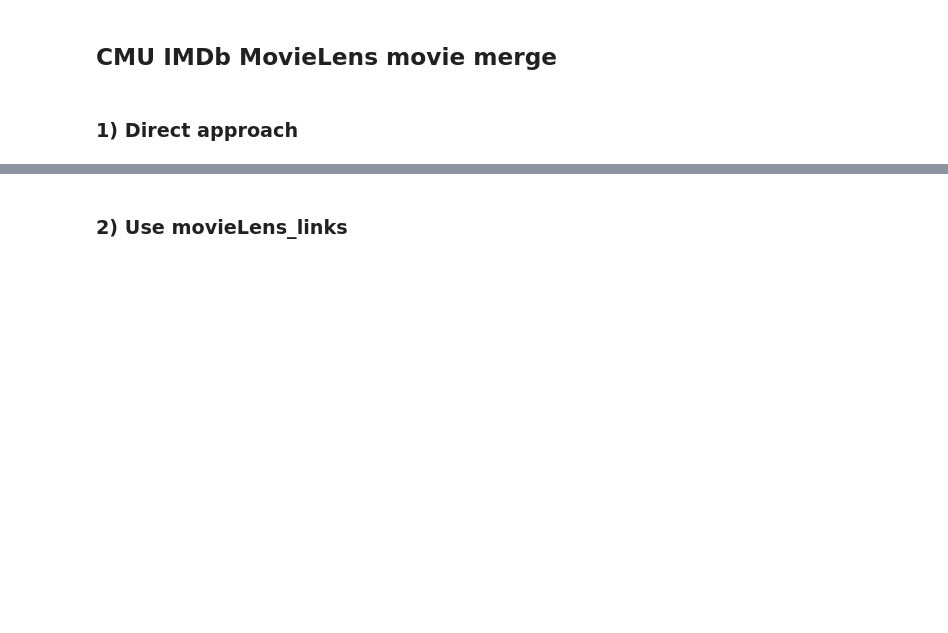
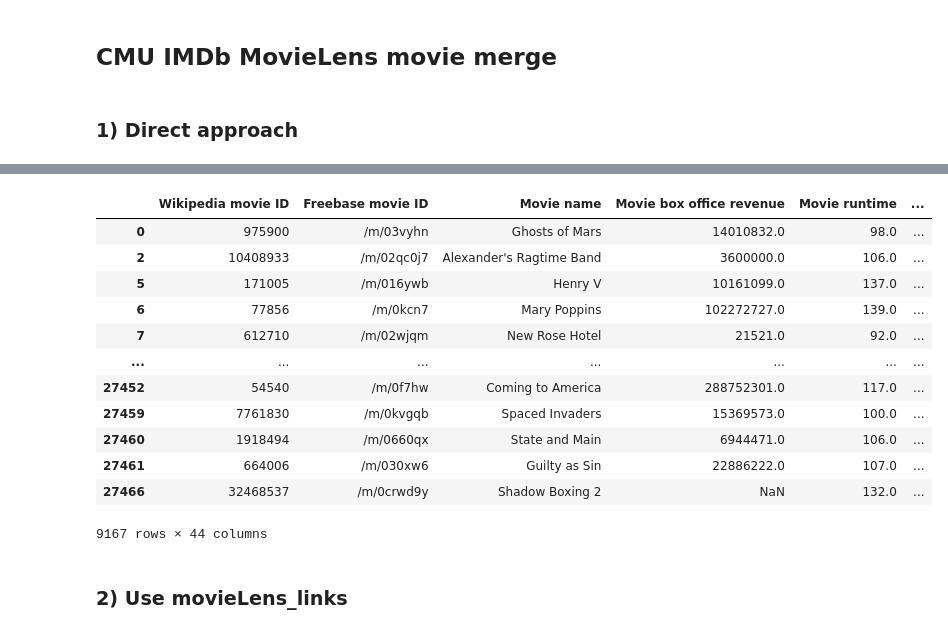
Before and after one commit to epfl-ada/ada-2023-project-crunchychicken, a Jupyter notebook: Dataframes_index.ipynb, the cells around one changed output, grey strips where cells are left out. Drawn from its saved outputs; the diff is of its cells as text; code cells hidden in the pictures; blank space fills up the shorter version.

```diff
--- a/Dataframes_index.ipynb
+++ b/Dataframes_index.ipynb
@@ -685,6 +665,25 @@ memory usage: 6.9 MB
 |  | Wikipedia movie ID | Freebase movie ID | Movie name | Movie box office revenue | Movie runtime | ... |
 | 0 | 975900 | /m/03vyhn | Ghosts of Mars | 14010832.0 | 98.0 | ... |
 1 rows × 44 columns
+# %%
+filtered_df = cmu_imdb_movieLens_movies[(pd.notna(cmu_imdb_movieLens_movies['Movie box office revenue']) & (cmu_imdb_movieLens_movies['Movie box office revenue'] != 0)) |
+                 (pd.notna(cmu_imdb_movieLens_movies['revenue']) & (cmu_imdb_movieLens_movies['revenue'] != 0))]
+
+display(filtered_df)
+# %% [output]
+|  | Wikipedia movie ID | Freebase movie ID | Movie name | Movie box office revenue | Movie runtime | ... |
+| 0 | 975900 | /m/03vyhn | Ghosts of Mars | 14010832.0 | 98.0 | ... |
+| 2 | 10408933 | /m/02qc0j7 | Alexander's Ragtime Band | 3600000.0 | 106.0 | ... |
+| 5 | 171005 | /m/016ywb | Henry V | 10161099.0 | 137.0 | ... |
+| 6 | 77856 | /m/0kcn7 | Mary Poppins | 102272727.0 | 139.0 | ... |
+| 7 | 612710 | /m/02wjqm | New Rose Hotel | 21521.0 | 92.0 | ... |
+| ... | ... | ... | ... | ... | ... | ... |
+| 27452 | 54540 | /m/0f7hw | Coming to America | 288752301.0 | 117.0 | ... |
+| 27459 | 7761830 | /m/0kvgqb | Spaced Invaders | 15369573.0 | 100.0 | ... |
+| 27460 | 1918494 | /m/0660qx | State and Main | 6944471.0 | 106.0 | ... |
+| 27461 | 664006 | /m/030xw6 | Guilty as Sin | 22886222.0 | 107.0 | ... |
+| 27466 | 32468537 | /m/0crwd9y | Shadow Boxing 2 | NaN | 132.0 | ... |
+9167 rows × 44 columns
 # %% [markdown]
 ### 2) Use movieLens_links
 # %%
```
Also changed, not shown: parts of 14 cells of this notebook.
